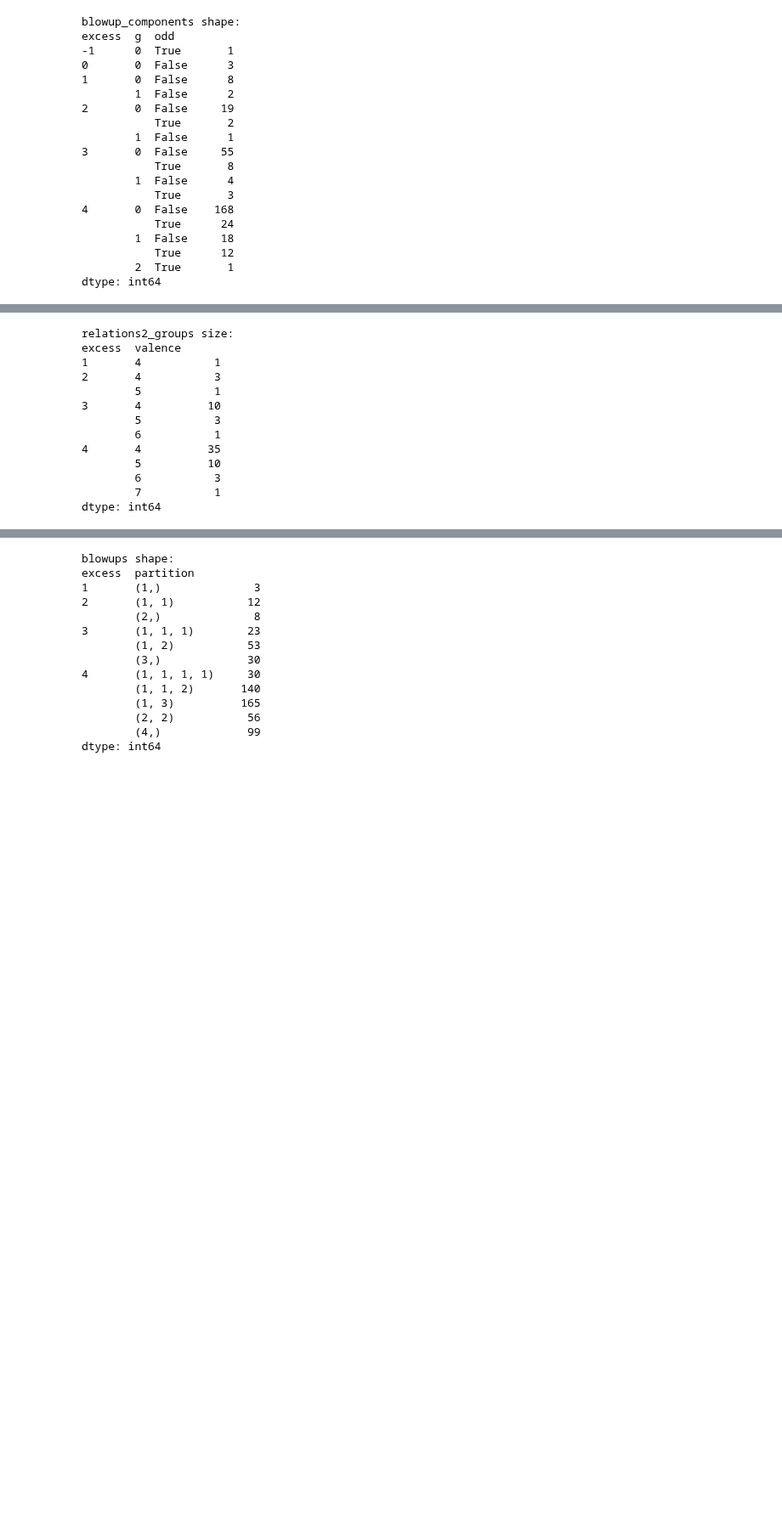
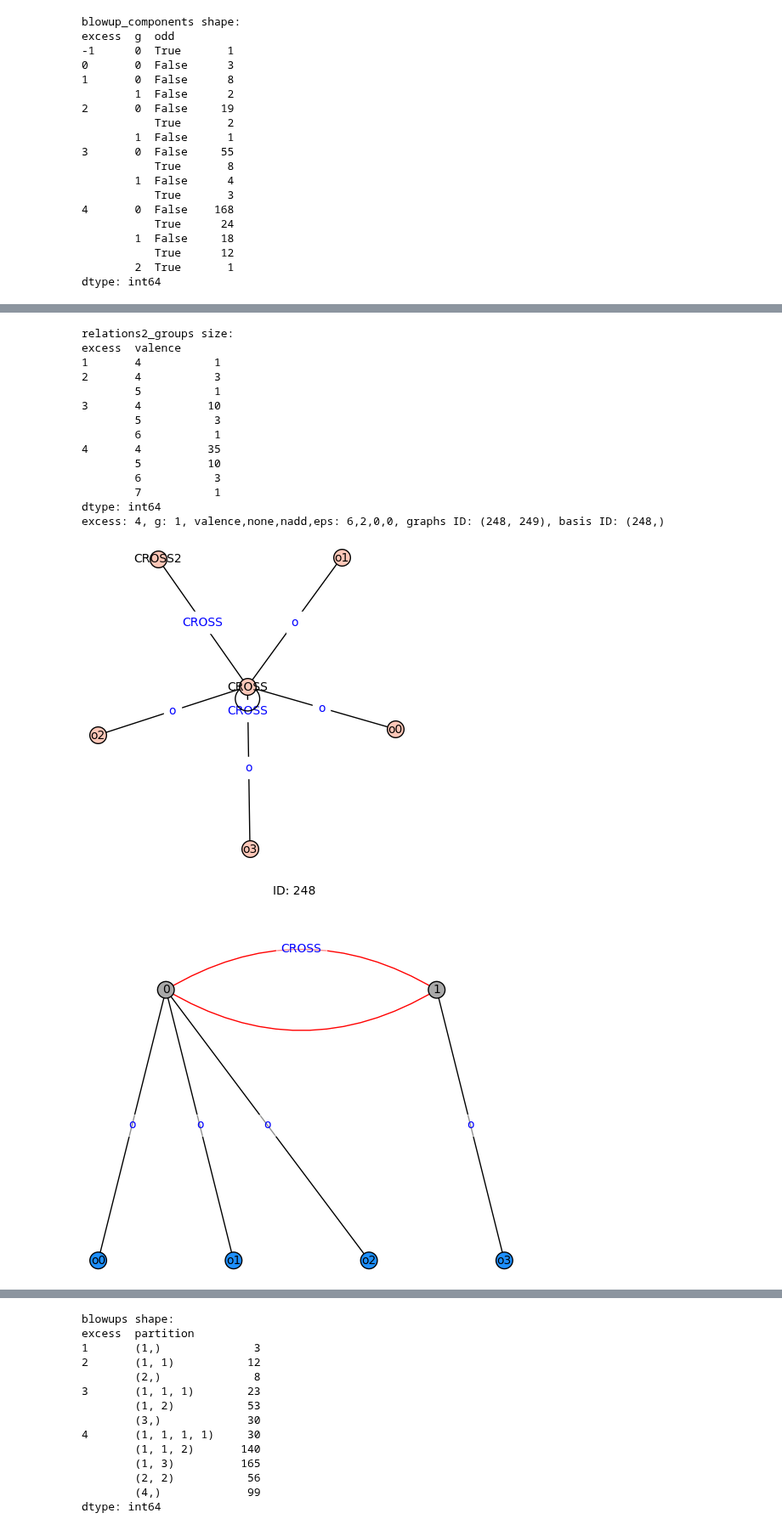
Before and after one commit to bellimarco/Getzler-Kapranov-Graph-Cohomology-Computations-in-weight-13, a Jupyter notebook: MBELLI_Main.ipynb, the cells around one changed output, grey strips where cells are left out. Shown at 85% size. Drawn from its saved outputs; the diff is of its cells as text; code cells hidden in the pictures; blank space fills up the shorter version.

Commit message:
corrected results generation settings

```diff
--- a/MBELLI_Main.ipynb
+++ b/MBELLI_Main.ipynb
@@ -761,17 +775,19 @@ for row in blowup_components.itertuples():
 # %%
 relations2_groups = pd.DataFrame(columns=['graphs_ID_set','excess','ome','eps','nadd','g','vertices','crossContractedComponent','valence','valence_none','valence_eps','valence_nadd','graphs','basis','basis_ID_set'])
 # graphs (and graphs_ID_set) is a list of BlowUpComponent objects in case B whose contraction results in the same graph
-# valence is the amount of hairs of halfedges incident with the crossed edge, the 'valence' of tilde{v} in the paper
+# valence is the amount of hairs of halfedges incident with the crossed edge
 # basis (and basis_ID_set) is a sublist of graphs which spans a basis through the weight 2 relations and 3b relation
 # the other columns are invariants of each relation 2 group
 
 for row in blowup_components[blowup_components['crossType']=='B'].itertuples():
-    row.graph.compute_crossContractedComponent()
+    row.graph.compute_crossContractedComponent() # the BlowUpGraph object computes and stores the contracted graph at the crossed edge
+    # search in the dataframe if there's any graph that has an isomorphic crossContractedComponent
     for row2 in relations2_groups[(relations2_groups['g']==row.g) & (relations2_groups['ome']==row.ome) & (relations2_groups['eps']==row.eps) & (relations2_groups['nadd']==row.nadd) & (relations2_groups['vertices']==row.vertices-1) & (relations2_groups['valence']==row.graph.crossValence)  & (relations2_groups['valence_none']==row.graph.crossValence_none) & (relations2_groups['valence_eps']==row.graph.crossValence_eps) & (relations2_groups['valence_nadd']==row.graph.crossValence_nadd) ].itertuples():
         if row2.crossContractedComponent.is_isomorphic(row.graph.crossContractedComponent, edge_labels=True):
             row2.graphs.append(row.graph)
             break
     else:
+        # if there's no other graph, create a new relation group
         relations2_groups.loc[len(relations2_groups)] = {'excess': row.excess,'eps': row.eps,'ome': row.ome,'nadd': row.nadd, 'g': row.g, 'vertices': row.vertices-1, 'crossContractedComponent': row.graph.crossContractedComponent, 'valence':row.graph.crossValence, 'valence_none':row.graph.crossValence_none, 'valence_nadd':row.graph.crossValence_nadd, 'valence_eps':row.graph.crossValence_eps,'graphs': [row.graph], 'basis':[]}
 relations2_groups.sort_values(['excess','nadd','eps','vertices'],inplace=True)
 relations2_groups.reset_index(drop=True,inplace=True)
@@ -782,7 +798,7 @@ blowup_components['relation2groupID'] = blowup_components['graph'].apply(lambda
 
 
 # compute basis after applying weight 2 relations and 3b relation
-# DONE MANUALLY
+# This is done manually. Thus, if the above generation processes change, one has to revise the bases we have hardcoded
 def weight2basis_raise(e,v,graph=None):
     if graph:
         print(f"loops: {graph.crossContractedComponent.has_loops()} ,  multiple edges: {graph.crossContractedComponent.has_multiple_edges()}")
@@ -790,12 +806,12 @@ def weight2basis_raise(e,v,graph=None):
         graph.show(True)
     raise ValueError(f"weight 2 basis computation: unhandled case   excess: {e}, valence: {v}")
 for row in relations2_groups.itertuples():
-    # first easy case
+    # first easy case, holds generally
     if row.valence==4:
         if any([G.odd for G in row.graphs]) or (row.crossContractedComponent.has_loops() or row.crossContractedComponent.has_multiple_edges()): pass
         else: row.basis.append(row.graphs[0])
     elif len(row.graphs)==1:
-        # second easy case
+        # second easy case, holds generally
         if row.graphs[0].odd: pass
         # third easy case
         elif not (row.crossContractedComponent.has_loops() or row.crossContractedComponent.has_multiple_edges()): row.basis.append(row.graphs[0])
@@ -824,34 +840,35 @@ for row in relations2_groups.itertuples():
             if row.crossContractedComponent.has_loops(): row.basis.append(row.graphs[0]) # there's 1 group with two graphs with a loop, and one equation
             else: row.basis.extend(row.graphs)  # there's 2 groups with 3 graphs and no relations
         elif row.valence==7: row.basis.extend(row.graphs) # there's 1 group with two graphs and no relations
         else: weight2basis_raise(row.excess,row.valence)
     else: weight2basis_raise(row.excess,row.valence)
 
 relations2_groups['basis_ID_set'] =  relations2_groups['basis'].apply(lambda row: tuple([G.ID for G in row]))
 for row in relations2_groups.itertuples():
     for G in row.graphs: G.in_relation2_basis = G in row.basis
 
 print("relations2_groups size: ")
 print(relations2_groups.groupby(['excess','valence']).size())
 
-for row in relations2_groups[relations2_groups['graphs'].apply(lambda graphs:
-    len(graphs)>1 and graphs[0].excess==4 and graphs[0].crossValence==6
-    and (True or graphs[0].crossContractedComponent.has_loops() or graphs[0].crossContractedComponent.has_multiple_edges()) )].itertuples():
-    break
+for row in relations2_groups[relations2_groups['graphs'].apply(lambda graphs: len(graphs)>1 and graphs[0].excess==4 and graphs[0].crossValence==6
+    and graphs[0].crossContractedComponent.has_loops() and (True or graphs[0].crossContractedComponent.has_multiple_edges()) )].itertuples():
     print(f'excess: {row.excess}, g: {row.g}, valence,none,nadd,eps: {row.valence},{row.valence_none},{row.valence_nadd},{row.valence_eps}, graphs ID: {row.graphs_ID_set}, basis ID: {row.basis_ID_set}')
     row.crossContractedComponent.graphplot(edge_labels=True).show()
     for G in row.graphs: G.show(title=True,specht=True)
 # %% [output]
 relations2_groups size:
 excess  valence
 1       4           1
 2       4           3
         5           1
 3       4          10
         5           3
         6           1
 4       4          35
         5          10
         6           3
         7           1
 dtype: int64
+excess: 4, g: 1, valence,none,nadd,eps: 6,2,0,0, graphs ID: (248, 249), basis ID: (248,)
+[figure, added]
+[figure, added]
```
Also changed, not shown: parts of 20 cells of this notebook, 6 other files.
